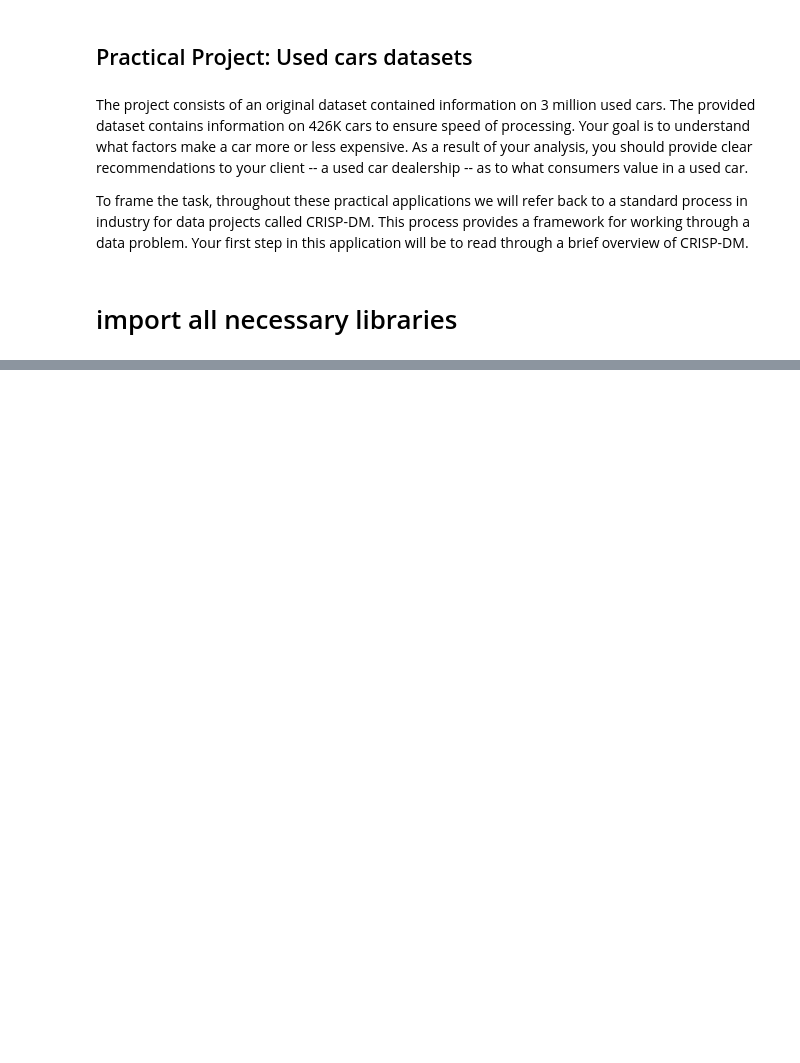
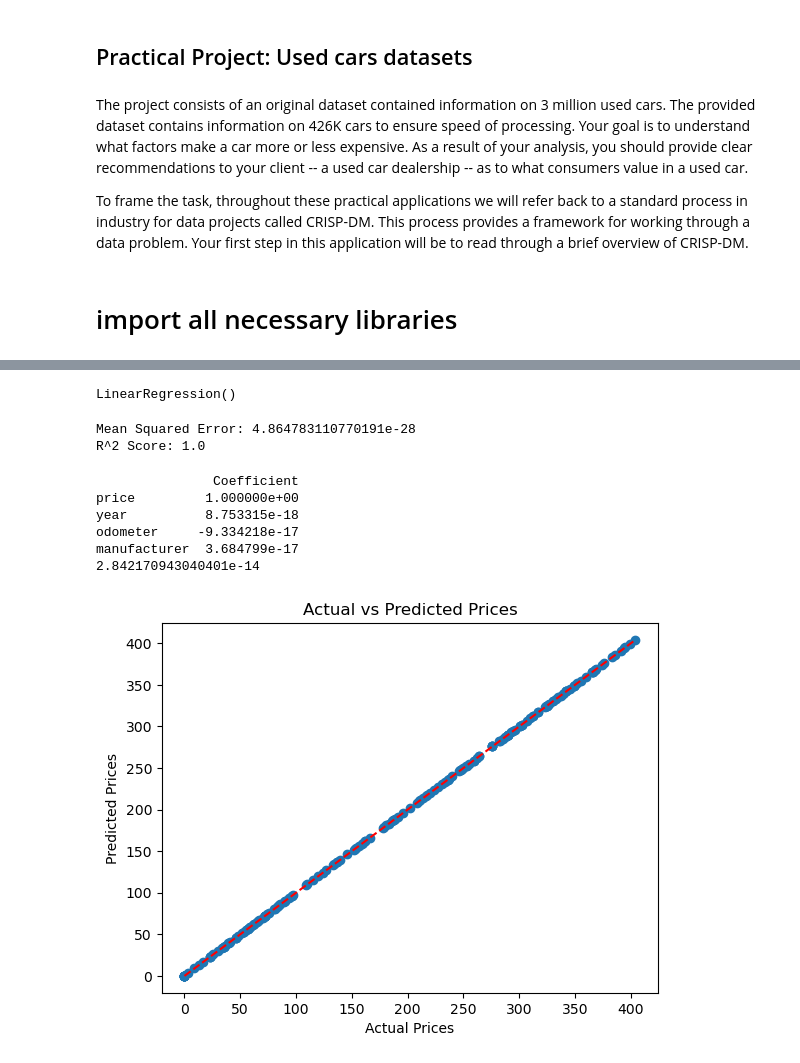
Before and after one commit to gnbalekaki/used_cars_project, a Jupyter notebook: cars_used.ipynb, the cells around one changed output, grey strips where cells are left out. Saved outputs shown, nothing was run; the diff lists cells and outputs as text; code cells hidden in the pictures; blank space fills up the shorter version.

```diff
--- a/cars_used.ipynb
+++ b/cars_used.ipynb
@@ -30,0 +115,16 @@ df.info()
+# %%
+# Select the target (y) Target variable (price) and features (X) -  Independent variables
+X = df_data[['price', 'year', 'odometer', 'manufacturer']]
+y = df_data['price']
+# %%
+#Split the data into training and testing sets
+X_train, X_test, y_train, y_test = train_test_split(X, y, test_size=0.2, random_state=42)
+# %%
+# Build and train the multiple regression model
+model = LinearRegression()
+model.fit(X_train, y_train)
+# %% [output]
+LinearRegression()
+# %%
+#Make predictions on the test set
+y_pred = model.predict(X_test)
@@ -30,0 +136,29 @@ df.info()
+# %%
+# Output the results
+print(f'Mean Squared Error: {mse}')
+print(f'R^2 Score: {r2}')
+# %% [output]
+Mean Squared Error: 4.864783110770191e-28
+R^2 Score: 1.0
+# %%
+# Get the model coefficients to understand the impact of each feature
+coefficients = pd.DataFrame(model.coef_, X.columns, columns=['Coefficient'])
+print(coefficients)
+print(intercept)
+# %% [output]
+               Coefficient
+price         1.000000e+00
+year          8.753315e-18
+odometer     -9.334218e-17
+manufacturer  3.684799e-17
+2.842170943040401e-14
+# %%
+# Plot the actual vs predicted prices
+plt.scatter(y_test, y_pred)
+plt.plot([min(y_test), max(y_test)], [min(y_test), max(y_test)], color='red', linestyle='--')
+plt.xlabel('Actual Prices')
+plt.ylabel('Predicted Prices')
+plt.title('Actual vs Predicted Prices')
+plt.show()
+# %% [output]
+[figure, added]
```
Also changed, not shown: parts of 10 cells of this notebook.
